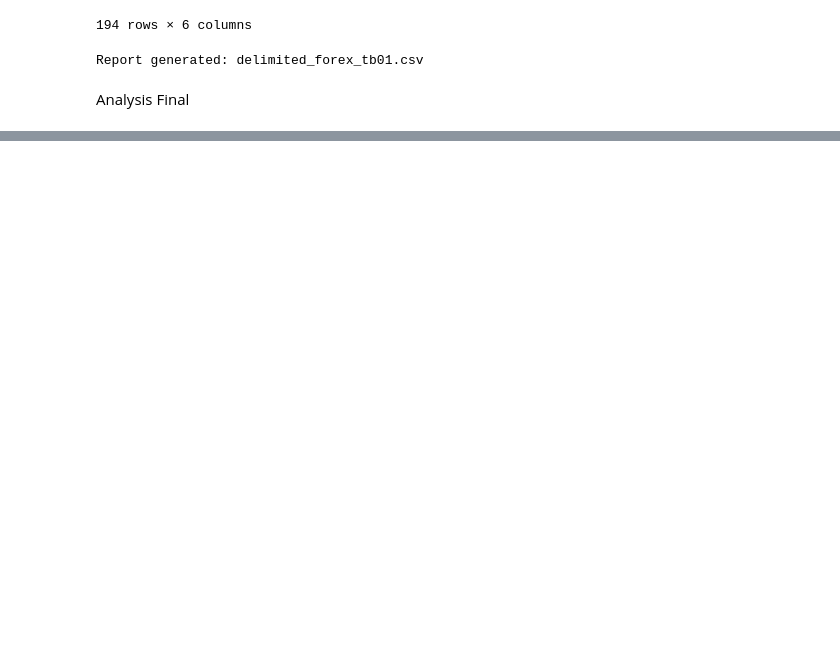
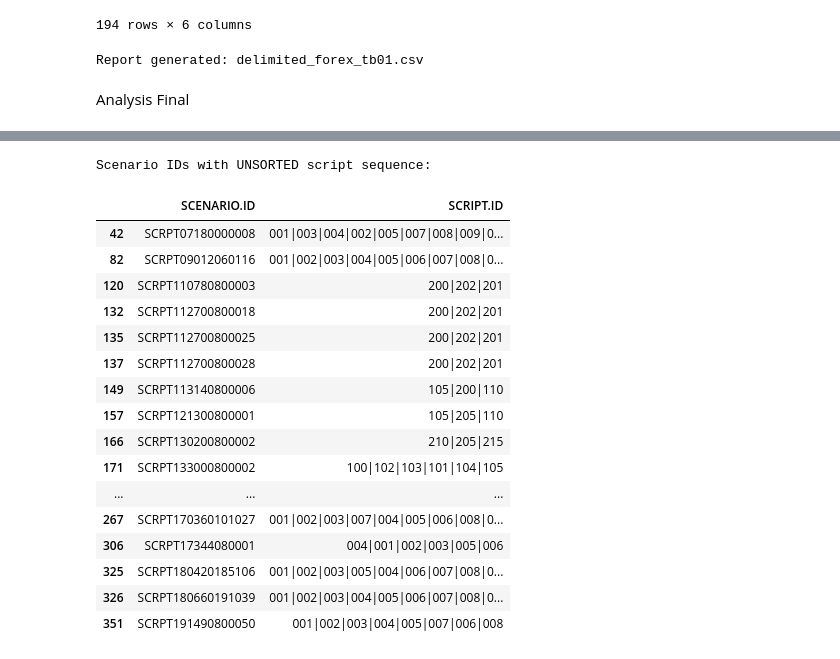
Before and after one commit to sanjanav2102/Test-Script-Optimization-and-Duplicate-Analysis-Dashboard, a Jupyter notebook: Internwork.ipynb, the cells around one changed output, grey strips where cells are left out. Cells and saved outputs as stored; diff of their text form; code cells hidden in the pictures; blank space fills up the shorter version.

Commit message:
Analysis after script-group change

```diff
--- a/Internwork.ipynb
+++ b/Internwork.ipynb
@@ -1365,3 +1365,10 @@ Analysis Final
 # %%
 import pandas as pd
 import numpy as np
+# %%
+df = pd.read_csv("/content/SCRIPT.csv", dtype="str", encoding='latin-1')
+# Remove empty columns
+df = df.loc[:, ~df.columns.str.contains('^Unnamed')]
+# Clean column names
+df.columns = df.columns.str.strip()
+df.head()
@@ -1434,0 +1603,51 @@ export_clustered_table(final_new_df)
+# %%
+# =========================================================
+# FIND SCENARIO IDs WHERE SCRIPT ORDER IS INCORRECT
+# =========================================================
+
+def is_sorted_script_sequence(script_string):
+
+    # Example:
+    # "001|002|003|005|004"
+
+    try:
+        nums = [int(x) for x in script_string.split('|') if x.strip() != '']
+
+        return nums == sorted(nums)
+
+    except:
+        return False
+
+
+# Find unsorted rows
+unsorted_df = final_new_df[
+    ~final_new_df['SCRIPT.ID'].apply(is_sorted_script_sequence)
+]
+
+# Print scenario ids
+print("Scenario IDs with UNSORTED script sequence:\n")
+
+#for scenario_id in unsorted_df['SCENARIO.ID']:
+    #print(scenario_id)
+
+# Optional preview
+unsorted_df[['SCENARIO.ID', 'SCRIPT.ID']]
+# %% [output]
+Scenario IDs with UNSORTED script sequence:
+|  | SCENARIO.ID | SCRIPT.ID |
+| 42 | SCRPT07180000008 | 001|003|004|002|005|007|008|009|0... |
+| 82 | SCRPT09012060116 | 001|002|003|004|005|006|007|008|0... |
+| 120 | SCRPT110780800003 | 200|202|201 |
+| 132 | SCRPT112700800018 | 200|202|201 |
+| 135 | SCRPT112700800025 | 200|202|201 |
+| 137 | SCRPT112700800028 | 200|202|201 |
+| 149 | SCRPT113140800006 | 105|200|110 |
+| 157 | SCRPT121300800001 | 105|205|110 |
+| 166 | SCRPT130200800002 | 210|205|215 |
+| 171 | SCRPT133000800002 | 100|102|103|101|104|105 |
+| ... | ... | ... |
+| 267 | SCRPT170360101027 | 001|002|003|007|004|005|006|008|0... |
+| 306 | SCRPT17344080001 | 004|001|002|003|005|006 |
+| 325 | SCRPT180420185106 | 001|002|003|005|004|006|007|008|0... |
+| 326 | SCRPT180660191039 | 001|002|003|004|005|006|007|008|0... |
+| 351 | SCRPT191490800050 | 001|002|003|004|005|007|006|008 |
```
Also changed, not shown: parts of 5 cells of this notebook.
